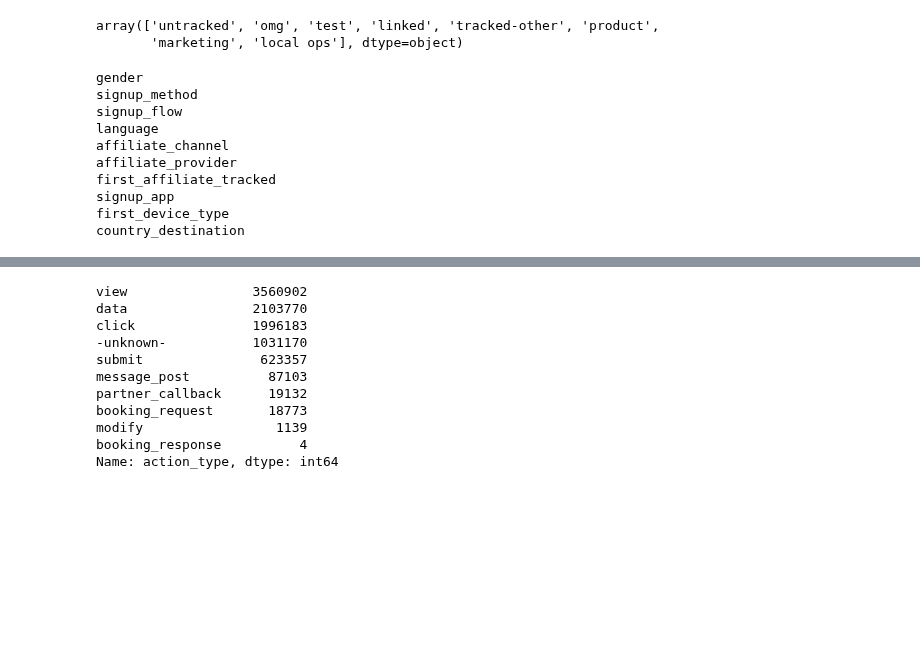
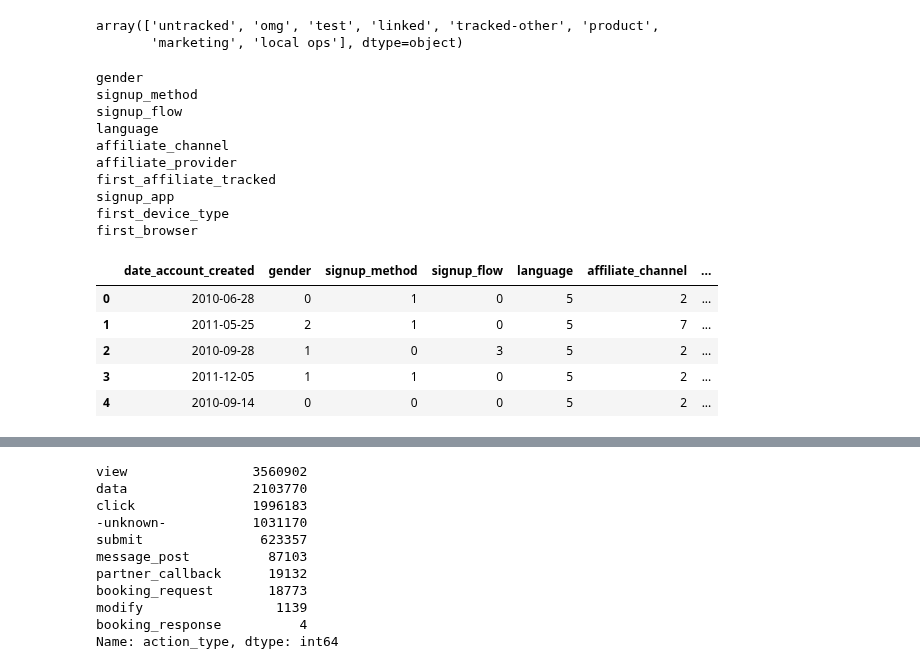
Before and after one commit to AttentiveNader/airbnbdataset, a Jupyter notebook: airbnb.ipynb, the cells around one changed output, grey strips where cells are left out. Drawn from its saved outputs; the diff is of its cells as text; code cells hidden in the pictures; blank space fills up the shorter version.

```diff
--- a/airbnb.ipynb
+++ b/airbnb.ipynb
@@ -291,11 +310,13 @@ def worknullvalues(X):
 #datacleaning
 datalabelencoders= {}
 traindata = pd.read_csv("./train_users_2.csv")
+y = traindata["country_destination"]
+traindata.drop(["country_destination","id"],axis=1,inplace=True)
 traindata = worknullvalues(traindata)
 catcolumns = []
 
 for i in traindata.columns:
-    if len(traindata[i].unique()) <= 32:
+    if len(traindata[i].unique()) <= 70:
         encoder = LabelEncoder()
         print(i)
         encoder.fit(traindata[i])
@@ -317,7 +338,12 @@ def datacleaning(data):
     data.drop(["date_first_booking","age","timestamp_first_active"],axis=1,inplace=True)
     for i in catcolumns:
         data[i] = datalabelencoders[i].transform(data[i])
-    year_first_active =
+
+    year_first_active = timestamp_first_active.apply(lambda x: x.year)
+    month_first_active = timestamp_first_active.apply(lambda x: x.month)
+    data["year_first_active"] = year_first_active
+    data["month_first_active"] = month_first_active
+    return data
 # %% [output]
 gender
 signup_method
@@ -328,4 +354,15 @@ affiliate_provider
 first_affiliate_tracked
 signup_app
 first_device_type
-country_destination
+first_browser
+# %%
+traindata = datacleaning(traindata)
+# %%
+traindata.head()
+# %% [output]
+|  | date_account_created | gender | signup_method | signup_flow | language | affiliate_channel | ... |
+| 0 | 2010-06-28 | 0 | 1 | 0 | 5 | 2 | ... |
+| 1 | 2011-05-25 | 2 | 1 | 0 | 5 | 7 | ... |
+| 2 | 2010-09-28 | 1 | 0 | 3 | 5 | 2 | ... |
+| 3 | 2011-12-05 | 1 | 1 | 0 | 5 | 2 | ... |
+| 4 | 2010-09-14 | 0 | 0 | 0 | 5 | 2 | ... |
```
Also changed, not shown: parts of 5 cells of this notebook.
